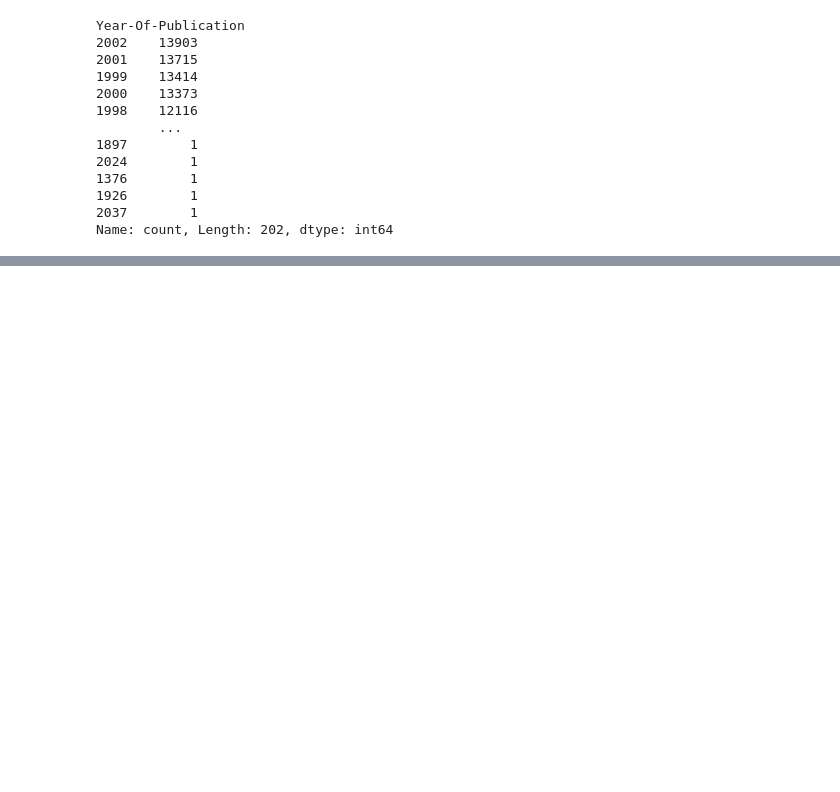
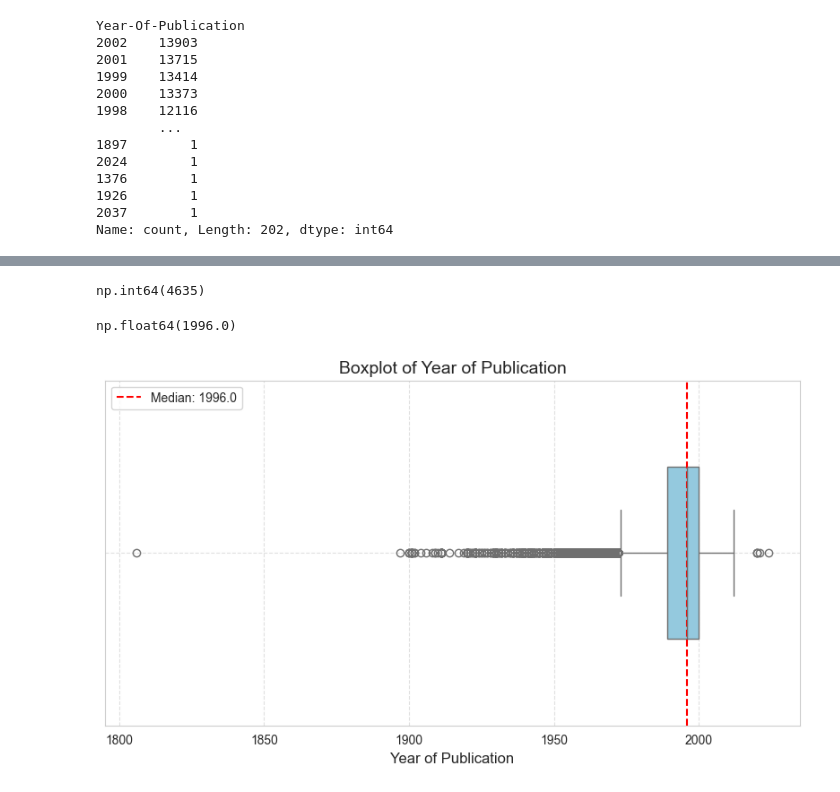
Before and after one commit to Ayush-dhabale/Books-Recommendation-System-, a Jupyter notebook: notebooks/datacleaning.ipynb, the cells around one changed output, grey strips where cells are left out. Drawn from its saved outputs; the diff is of its cells as text; code cells hidden in the pictures; blank space fills up the shorter version.

```diff
--- a/notebooks/datacleaning.ipynb
+++ b/notebooks/datacleaning.ipynb
@@ -469,0 +579,3 @@ Name: count, Length: 202, dtype: int64
+# %%
+# Convert string years to numeric
+cleaned_books_df['Year-Of-Publication'] = pd.to_numeric(cleaned_books_df['Year-Of-Publication'], errors='coerce') #enteries which are not numeric will we stored as Nan
@@ -469,0 +597,30 @@ Name: count, Length: 202, dtype: int64
+# %%
+# Replace out-of-range values
+cleaned_books_df.loc[(cleaned_books_df['Year-Of-Publication'] < 1800) | (cleaned_books_df['Year-Of-Publication'] > 2025), 'Year-Of-Publication'] = None
+# %%
+cleaned_books_df['Year-Of-Publication'].isnull().sum()
+# %% [output]
+np.int64(4635)
+# %%
+cleaned_books_df['Year-Of-Publication'].median()
+# %% [output]
+np.float64(1996.0)
+# %%
+def plot_year_boxplot(years):
+
+    plt.figure(figsize=(10, 5))
+    sns.boxplot(x=years, color='skyblue', width=0.5)
+
+    median = years.median()
+    plt.axvline(median, color='red', linestyle='--', label=f'Median: {median}')
+
+    plt.xlabel("Year of Publication", fontsize=12)
+    plt.title("Boxplot of Year of Publication", fontsize=14)
+    plt.legend()
+    plt.grid(True, linestyle='--', alpha=0.6)
+
+    plt.show()
+# %%
+plot_year_boxplot(years= cleaned_books_df['Year-Of-Publication'])
+# %% [output]
+[figure, added]
```
Also changed, not shown: parts of 17 cells of this notebook.
